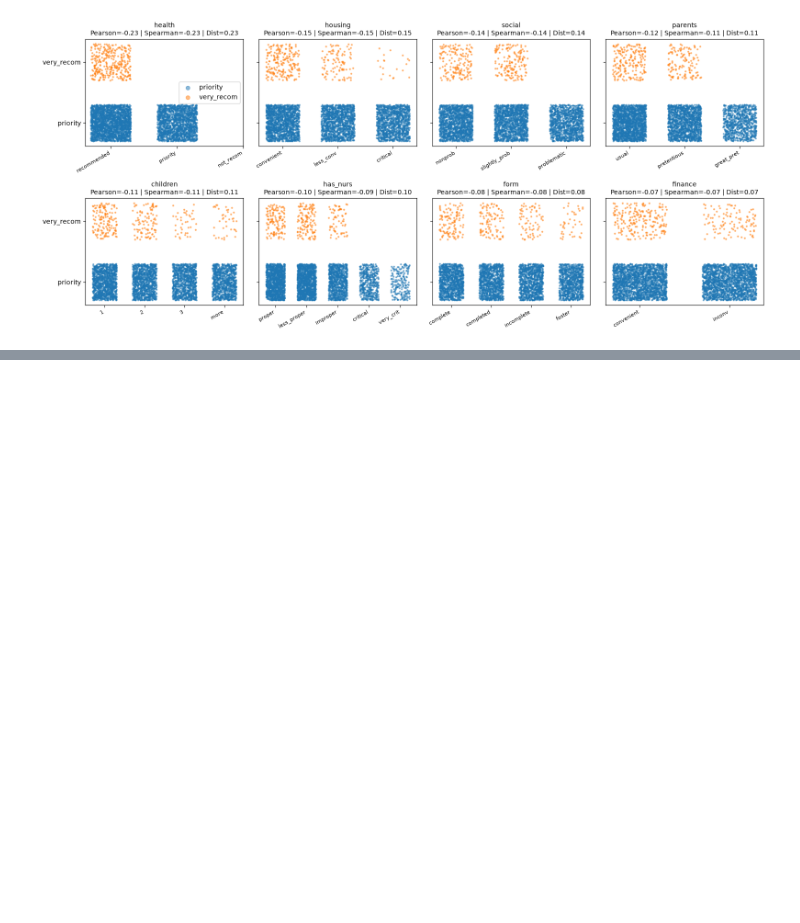
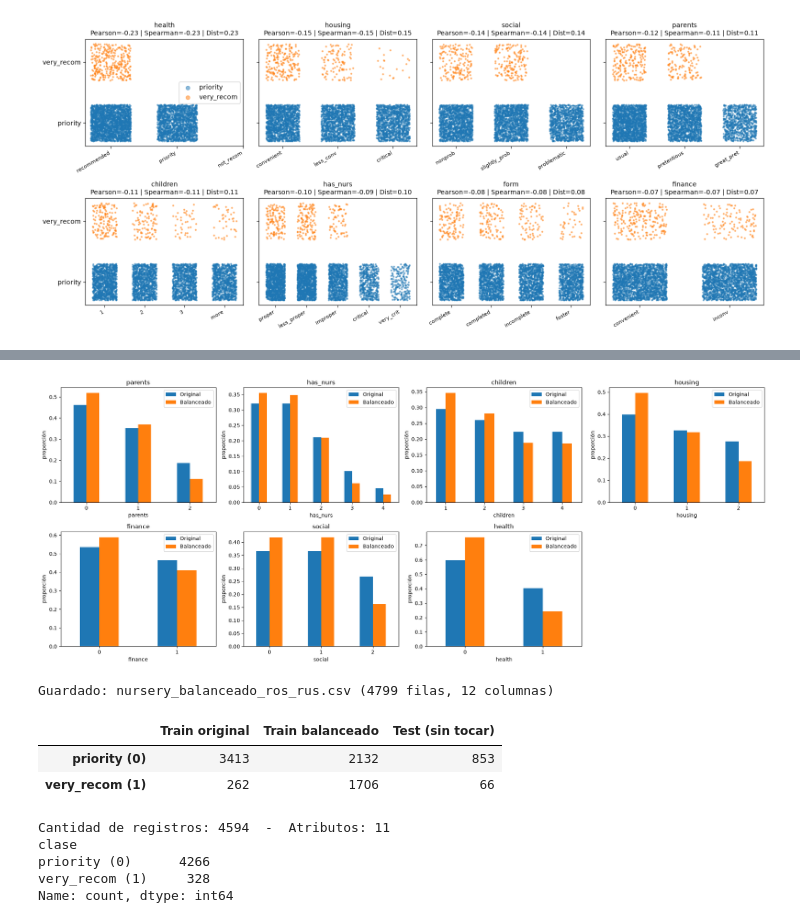
Before and after one commit to jota1308/MineriaDeDatosyAprendizajeAutomatico, a Jupyter notebook: notebooks/TP_Nursery.ipynb, the cells around one changed output, grey strips where cells are left out. Cells and saved outputs as stored; diff of their text form; code cells hidden in the pictures; blank space fills up the shorter version.

```diff
--- a/notebooks/TP_Nursery.ipynb
+++ b/notebooks/TP_Nursery.ipynb
@@ -333,0 +399,19 @@ plt.show()
+# %%
+# @title ¿Qué hay dentro de la variante balanceada?
+df_bal= X_bal.copy()
+df_bal['clase']= y_bal.values
+df_bal= df_bal[df_num.columns]   # mismo orden de columnas que el original
+
+filas_originales= set(map(tuple, df_num.values))
+filas_reales= sum(tuple(f) in filas_originales for f in df_bal.values)
+print(f"Filas de la variante balanceada: {len(df_bal)}")
+print(f"Filas que existen en el dataset original: {filas_reales}  ->  no se inventó ningún dato")
+
+vr= df_bal[df_bal['clase'] == 1]
+pr= df_bal[df_bal['clase'] == 0]
+print(f"\nvery_recom: {len(vr)} filas, de las cuales {len(vr.drop_duplicates())} son distintas "
+      f"(cada muestra original aparece en promedio {len(vr)/len(vr.drop_duplicates()):.1f} veces)")
+print(f"priority:   {len(pr)} filas conservadas de {(y==0).sum()} originales ({len(pr)/(y==0).sum():.0%})")
+
+cols_form= [c for c in X.columns if c.startswith('form_')]
+print(f"\nFilas con one-hot de 'form' inválido: {(df_bal[cols_form].sum(axis=1) != 1).sum()}")
@@ -333,0 +426,55 @@ plt.show()
+# %%
+# @title Comparación de la distribución de cada atributo (original vs balanceado)
+fig, axes= plt.subplots(2, 4, figsize=(20, 8))
+atributos= ['parents', 'has_nurs', 'children', 'housing', 'finance', 'social', 'health']
+for col, ax in zip(atributos, axes.ravel()):
+    orig= df_num[col].value_counts(normalize=True).sort_index()
+    bal= df_bal[col].value_counts(normalize=True).sort_index()
+    pd.DataFrame({'Original': orig, 'Balanceado': bal}).plot(kind='bar', ax=ax)
+    ax.set_title(col)
+    ax.set_ylabel('proporción')
+    ax.tick_params(axis='x', rotation=0)
+axes[1, 3].axis('off')
+plt.tight_layout()
+plt.show()
+# %% [output]
+[figure, added]
+# %%
+# @title Guardar la variante balanceada
+df_bal.to_csv('nursery_balanceado_ros_rus.csv', index=False)
+print(f"Guardado: nursery_balanceado_ros_rus.csv ({df_bal.shape[0]} filas, {df_bal.shape[1]} columnas)")
+# %% [output]
+Guardado: nursery_balanceado_ros_rus.csv (4799 filas, 12 columnas)
+# %%
+# @title Ejemplo: balancear solo el conjunto de entrenamiento
+x_train, x_test, y_train, y_test= train_test_split(X, y, test_size=0.2, stratify=y, random_state=SEMILLA)
+
+x_tr_over, y_tr_over= over.fit_resample(x_train, y_train)
+x_tr_bal, y_tr_bal= under.fit_resample(x_tr_over, y_tr_over)
+
+ejemplo= pd.DataFrame({
+    'Train original': y_train.value_counts(),
+    'Train balanceado': y_tr_bal.value_counts(),
+    'Test (sin tocar)': y_test.value_counts(),
+})
+ejemplo.index= ['priority (0)', 'very_recom (1)']
+display(ejemplo)
+# %% [output]
+|  | Train original | Train balanceado | Test (sin tocar) |
+| priority (0) | 3413 | 2132 | 853 |
+| very_recom (1) | 262 | 1706 | 66 |
+# %%
+# @title Cargar el subconjunto del Punto 1
+df_num= pd.read_csv('nursery_priority_vs_very_recom.csv')
+X= df_num.drop('clase', axis=1)
+y= df_num['clase']          # 1 = very_recom (positiva), 0 = priority
+column_names= X.columns
+
+print(f"Cantidad de registros: {X.shape[0]}  -  Atributos: {X.shape[1]}")
+print(y.value_counts().rename({0: 'priority (0)', 1: 'very_recom (1)'}))
+# %% [output]
+Cantidad de registros: 4594  -  Atributos: 11
+clase
+priority (0)      4266
+very_recom (1)     328
+Name: count, dtype: int64
```
Also changed, not shown: parts of 43 cells of this notebook, 3 other files.
